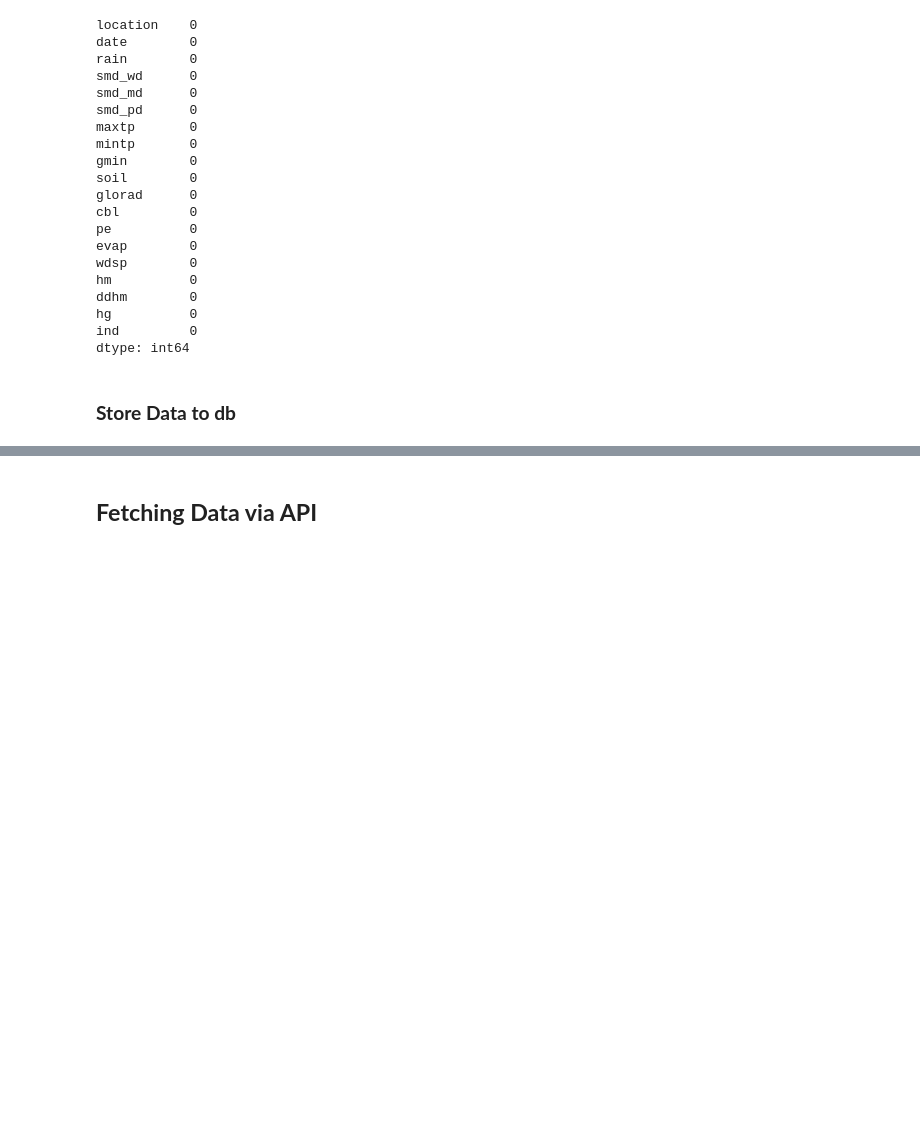
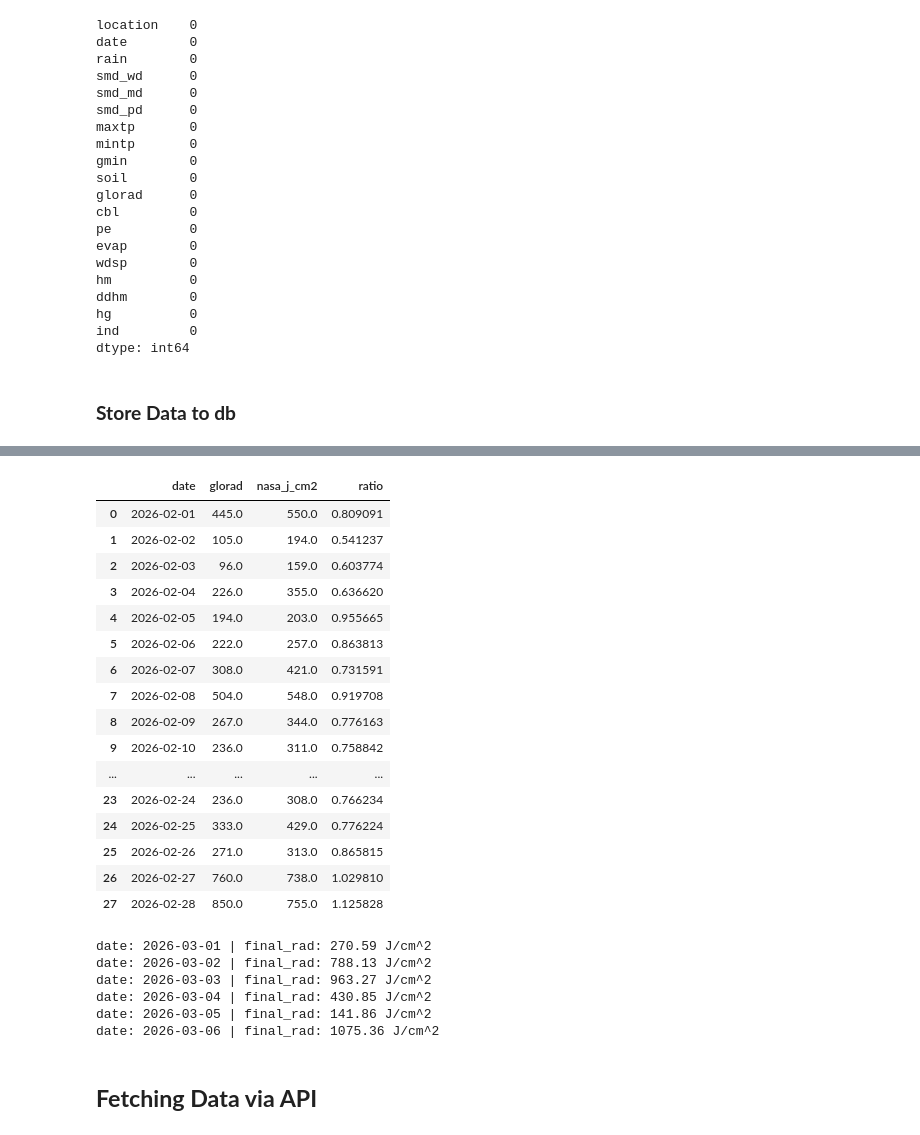
Before and after one commit to RYEONGRYEONG/NORA, a Jupyter notebook: notebooks/Project.ipynb, the cells around one changed output, grey strips where cells are left out. Cells and saved outputs as stored; diff of their text form; code cells hidden in the pictures; blank space fills up the shorter version.

Commit message:
feat: complete and normalise Mar 2026 data

```diff
--- a/notebooks/Project.ipynb
+++ b/notebooks/Project.ipynb
@@ -151,0 +263,9 @@ succeed
+# %%
+query = """
+select date, glorad from obs_hist where date between '2026-02-01' and '2026-02-28'
+order by date
+"""
+
+obs_feb_df = pd.read_sql(query, db_conn)
+obs_feb_df['date'] = pd.to_datetime(obs_feb_df['date']).dt.date
+obs_feb_df
@@ -152,3 +290,55 @@ succeed
+# %%
+lat, lon = 52.861, -6.915
+start_date = "20260201"
+end_date = "20260313"
+
+# NASA API
+url = f"https://power.larc.nasa.gov/api/temporal/daily/point?parameters=ALLSKY_SFC_SW_DWN&community=AG&longitude={lon}&latitude={lat}&start={start_date}&end={end_date}&format=JSON"
+
+response = requests.get(url).json()
+
+nasa_data = response['properties']['parameter']['ALLSKY_SFC_SW_DWN']
+
+nas_list = [{"date": pd.to_datetime(d).date(), "nasa_j_cm2": v*100} for d, v in nasa_data.items()]
+nasa_df = pd.DataFrame(nasa_list)
+
+comparison_df = pd.merge(obs_feb_df, nasa_df, on='date')
+comparison_df['ratio'] = comparison_df['glorad'] / comparison_df['nasa_j_cm2']
+
+comparison_df
+# %% [output]
+|  | date | glorad | nasa_j_cm2 | ratio |
+| 0 | 2026-02-01 | 445.0 | 550.0 | 0.809091 |
+| 1 | 2026-02-02 | 105.0 | 194.0 | 0.541237 |
+| 2 | 2026-02-03 | 96.0 | 159.0 | 0.603774 |
+| 3 | 2026-02-04 | 226.0 | 355.0 | 0.636620 |
+| 4 | 2026-02-05 | 194.0 | 203.0 | 0.955665 |
+| 5 | 2026-02-06 | 222.0 | 257.0 | 0.863813 |
+| 6 | 2026-02-07 | 308.0 | 421.0 | 0.731591 |
+| 7 | 2026-02-08 | 504.0 | 548.0 | 0.919708 |
+| 8 | 2026-02-09 | 267.0 | 344.0 | 0.776163 |
+| 9 | 2026-02-10 | 236.0 | 311.0 | 0.758842 |
+| ... | ... | ... | ... | ... |
+| 23 | 2026-02-24 | 236.0 | 308.0 | 0.766234 |
+| 24 | 2026-02-25 | 333.0 | 429.0 | 0.776224 |
+| 25 | 2026-02-26 | 271.0 | 313.0 | 0.865815 |
+| 26 | 2026-02-27 | 760.0 | 738.0 | 1.029810 |
+| 27 | 2026-02-28 | 850.0 | 755.0 | 1.125828 |
+# %%
+factor_nasa = comparison_df['ratio'].median()
+
+march_gap = nasa_df[(nasa_df['date'] >= pd.to_datetime("2026-03-01").date())&( nasa_df['date'] <= pd.to_datetime("2026-03-06").date())].copy()
+march_gap['final_grad'] = march_gap['nasa_j_cm2'] * factor_nasa
+
+for _, row in march_gap.iterrows():
+    print(f"date: {row['date']} | final_rad: {row['final_grad']:.2f} J/cm^2")
+# %% [output]
+date: 2026-03-01 | final_rad: 270.59 J/cm^2
+date: 2026-03-02 | final_rad: 788.13 J/cm^2
+date: 2026-03-03 | final_rad: 963.27 J/cm^2
+date: 2026-03-04 | final_rad: 430.85 J/cm^2
+date: 2026-03-05 | final_rad: 141.86 J/cm^2
+date: 2026-03-06 | final_rad: 1075.36 J/cm^2
 # %% [markdown]
 ## **Fetching Data via API**
 # %% [markdown]
```
Also changed, not shown: parts of 14 cells of this notebook.
